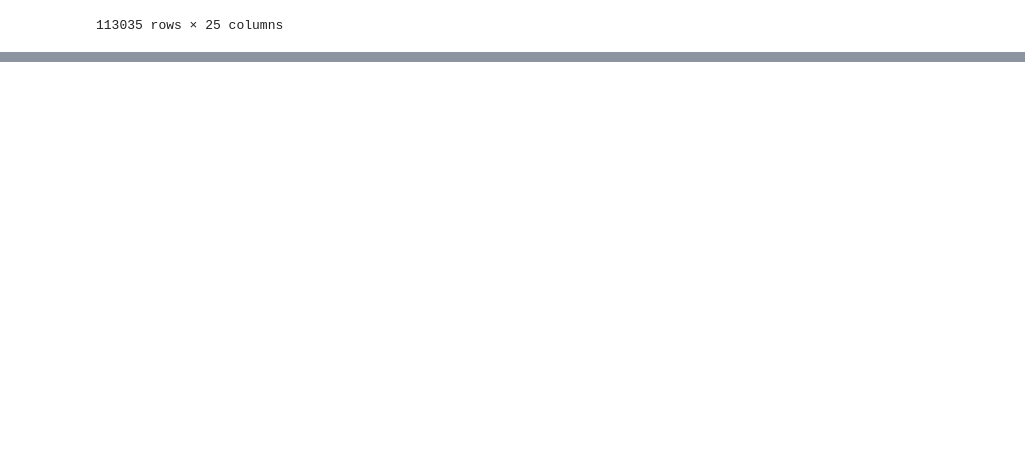
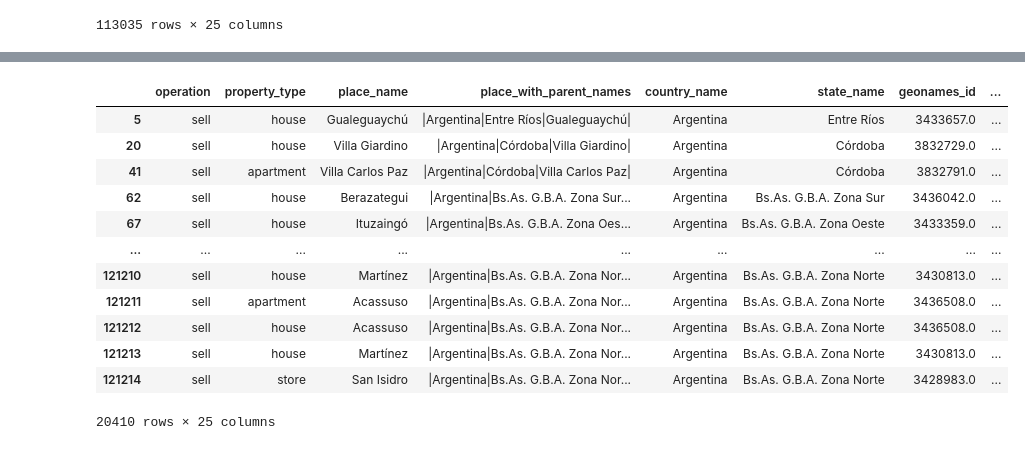
Before and after one commit to BenkosT/TP_Limpieza, a Jupyter notebook: Notebooks/Limpieza.ipynb, the cells around one changed output, grey strips where cells are left out. Cells and saved outputs as stored; diff of their text form; code cells hidden in the pictures; blank space fills up the shorter version.

```diff
--- a/Notebooks/Limpieza.ipynb
+++ b/Notebooks/Limpieza.ipynb
@@ -267,0 +308,17 @@ AttributeError: 'set' object has no attribute 'interseccion'
+# %%
+data_inter_currency_price = data[(data.currency.isnull()) & (data.price.isnull())]
+data_inter_currency_price
+# %% [output]
+|  | operation | property_type | place_name | place_with_parent_names | country_name | state_name | geonames_id | ... |
+| 5 | sell | house | Gualeguaychú | |Argentina|Entre Ríos|Gualeguaychú| | Argentina | Entre Ríos | 3433657.0 | ... |
+| 20 | sell | house | Villa Giardino | |Argentina|Córdoba|Villa Giardino| | Argentina | Córdoba | 3832729.0 | ... |
+| 41 | sell | apartment | Villa Carlos Paz | |Argentina|Córdoba|Villa Carlos Paz| | Argentina | Córdoba | 3832791.0 | ... |
+| 62 | sell | house | Berazategui | |Argentina|Bs.As. G.B.A. Zona Sur... | Argentina | Bs.As. G.B.A. Zona Sur | 3436042.0 | ... |
+| 67 | sell | house | Ituzaingó | |Argentina|Bs.As. G.B.A. Zona Oes... | Argentina | Bs.As. G.B.A. Zona Oeste | 3433359.0 | ... |
+| ... | ... | ... | ... | ... | ... | ... | ... | ... |
+| 121210 | sell | house | Martínez | |Argentina|Bs.As. G.B.A. Zona Nor... | Argentina | Bs.As. G.B.A. Zona Norte | 3430813.0 | ... |
+| 121211 | sell | apartment | Acassuso | |Argentina|Bs.As. G.B.A. Zona Nor... | Argentina | Bs.As. G.B.A. Zona Norte | 3436508.0 | ... |
+| 121212 | sell | house | Acassuso | |Argentina|Bs.As. G.B.A. Zona Nor... | Argentina | Bs.As. G.B.A. Zona Norte | 3436508.0 | ... |
+| 121213 | sell | house | Martínez | |Argentina|Bs.As. G.B.A. Zona Nor... | Argentina | Bs.As. G.B.A. Zona Norte | 3430813.0 | ... |
+| 121214 | sell | store | San Isidro | |Argentina|Bs.As. G.B.A. Zona Nor... | Argentina | Bs.As. G.B.A. Zona Norte | 3428983.0 | ... |
+20410 rows × 25 columns
```
Also changed, not shown: parts of 16 cells of this notebook.
